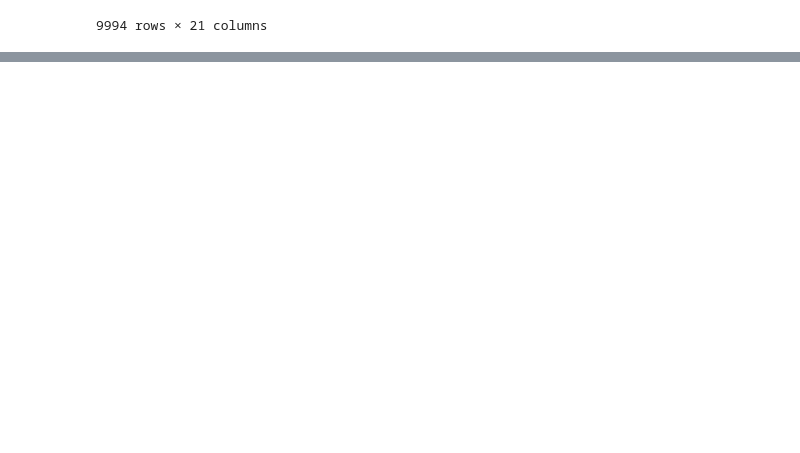
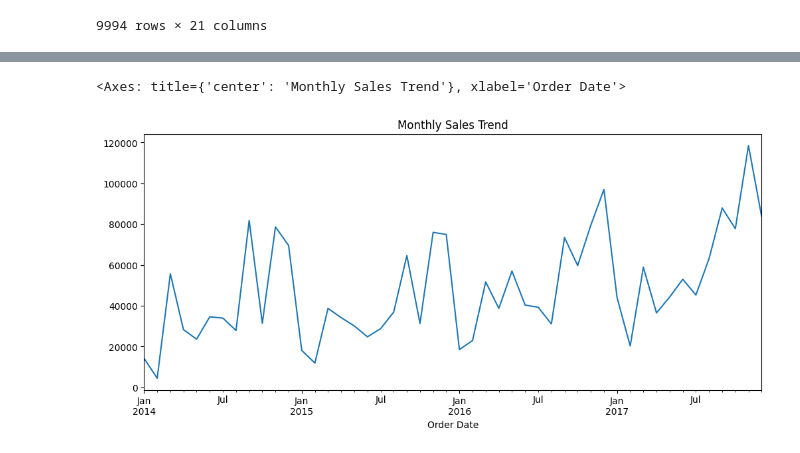
Before and after one commit to tanmoychakraborty00001-a11y/data-science-learning, a Jupyter notebook: Projects/Projects01_Data-Science/DS_Mini-Projects/MP01_Sales_EDA/MP01_Sales_EDA.ipynb, the cells around one changed output, grey strips where cells are left out. Cells and saved outputs as stored; diff of their text form; code cells hidden in the pictures; blank space fills up the shorter version.

Commit message:
Added sales EDA analysis

```diff
--- a/Projects/Projects01_Data-Science/DS_Mini-Projects/MP01_Sales_EDA/MP01_Sales_EDA.ipynb
+++ b/Projects/Projects01_Data-Science/DS_Mini-Projects/MP01_Sales_EDA/MP01_Sales_EDA.ipynb
@@ -24,0 +129,3 @@ df
+# %%
+df['Order Year'] = df['Order Date'].dt.year
+df['Order Year']
@@ -24,0 +145,3 @@ df
+# %%
+df['Order Month'] = df['Order Date'].dt.month
+df['Order Month']
@@ -24,0 +161,3 @@ df
+# %%
+df['Delivery Days'] = (df['Ship Date'] - df['Order Date']).dt.days
+df['Delivery Days']
@@ -24,0 +177,3 @@ df
+# %%
+monthly_sales = df.groupby(df['Order Date'].dt.to_period('M'))['Sales'].sum()
+monthly_sales
@@ -24,0 +198,5 @@ df
+# %%
+monthly_sales.plot(figsize=(12,5), title = "Monthly Sales Trend")
+# %% [output]
+<Axes: title={'center': 'Monthly Sales Trend'}, xlabel='Order Date'>
+[figure, added]
```
Also changed, not shown: parts of 21 cells of this notebook.
